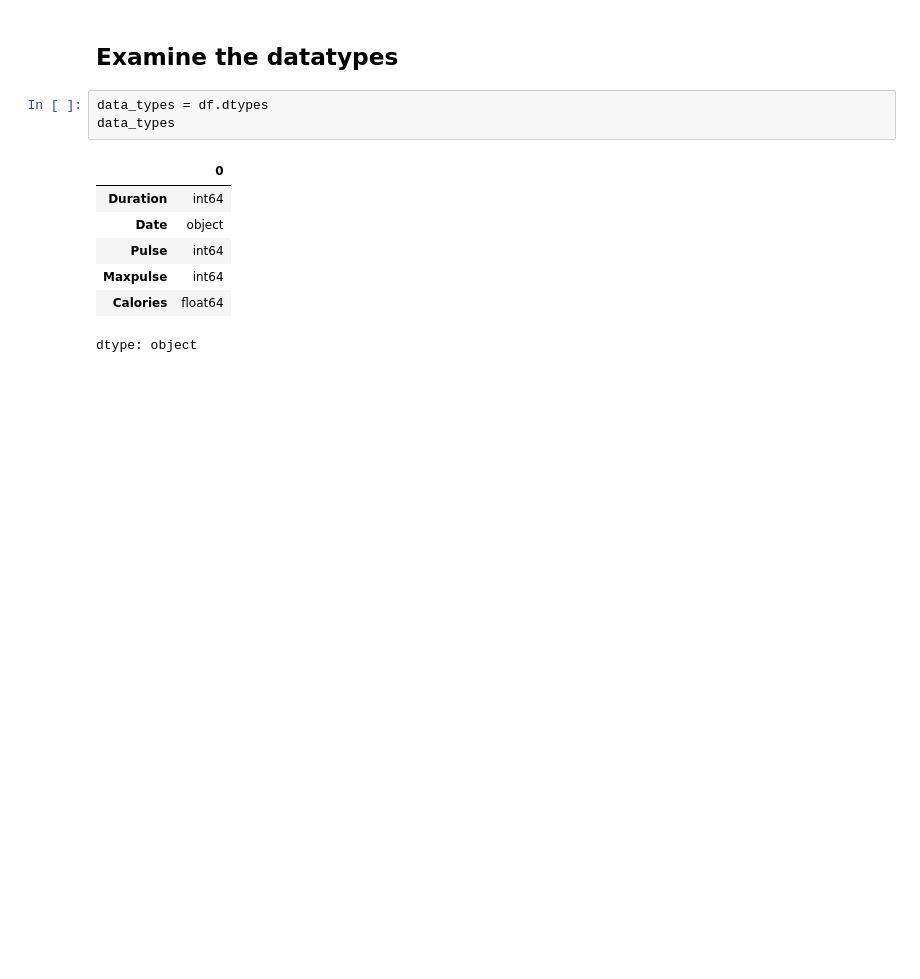
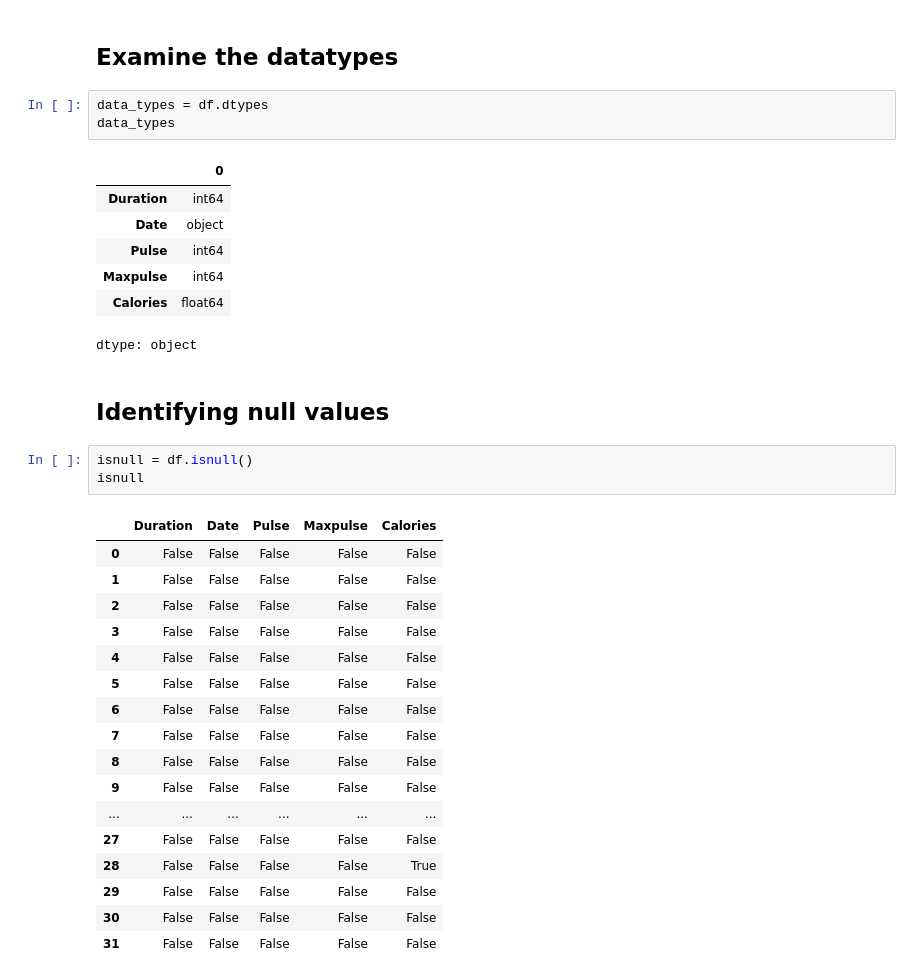
Before and after one commit to biplavdotcom/ML_from_Scratch, a Jupyter notebook: pandas.ipynb, the cells around one changed output. Drawn from its saved outputs; the diff is of its cells as text; blank space fills up the shorter version.

```diff
--- a/pandas.ipynb
+++ b/pandas.ipynb
@@ -185,3 +185,26 @@ data_types
 | Maxpulse | int64 |
 | Calories | float64 |
 dtype: object
+# %% [markdown]
+## Identifying null values
+# %%
+isnull = df.isnull()
+isnull
+# %% [output]
+|  | Duration | Date | Pulse | Maxpulse | Calories |
+| 0 | False | False | False | False | False |
+| 1 | False | False | False | False | False |
+| 2 | False | False | False | False | False |
+| 3 | False | False | False | False | False |
+| 4 | False | False | False | False | False |
+| 5 | False | False | False | False | False |
+| 6 | False | False | False | False | False |
+| 7 | False | False | False | False | False |
+| 8 | False | False | False | False | False |
+| 9 | False | False | False | False | False |
+| ... | ... | ... | ... | ... | ... |
+| 27 | False | False | False | False | False |
+| 28 | False | False | False | False | True |
+| 29 | False | False | False | False | False |
+| 30 | False | False | False | False | False |
+| 31 | False | False | False | False | False |
```
Also changed, not shown: parts of 1 cell of this notebook.
